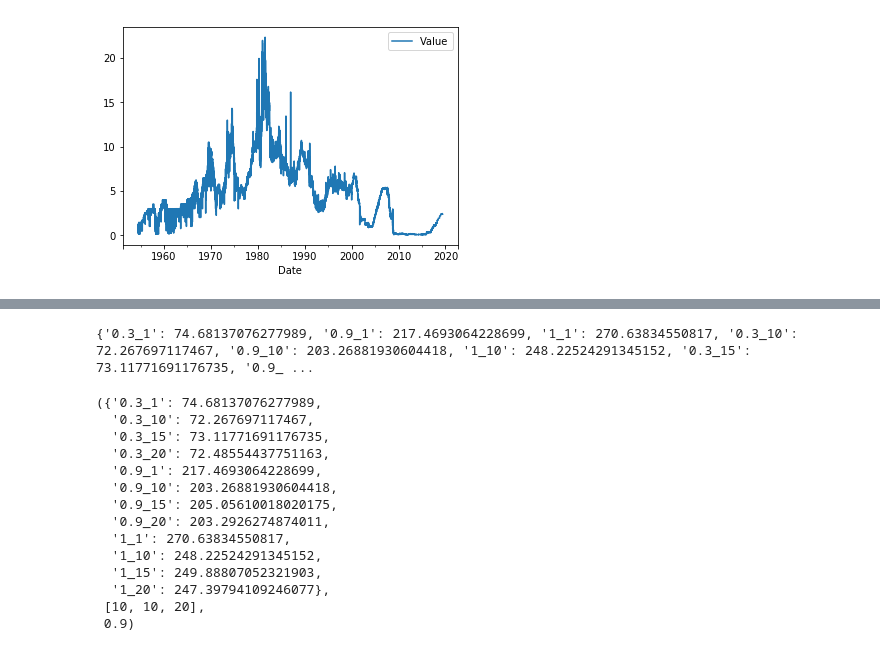
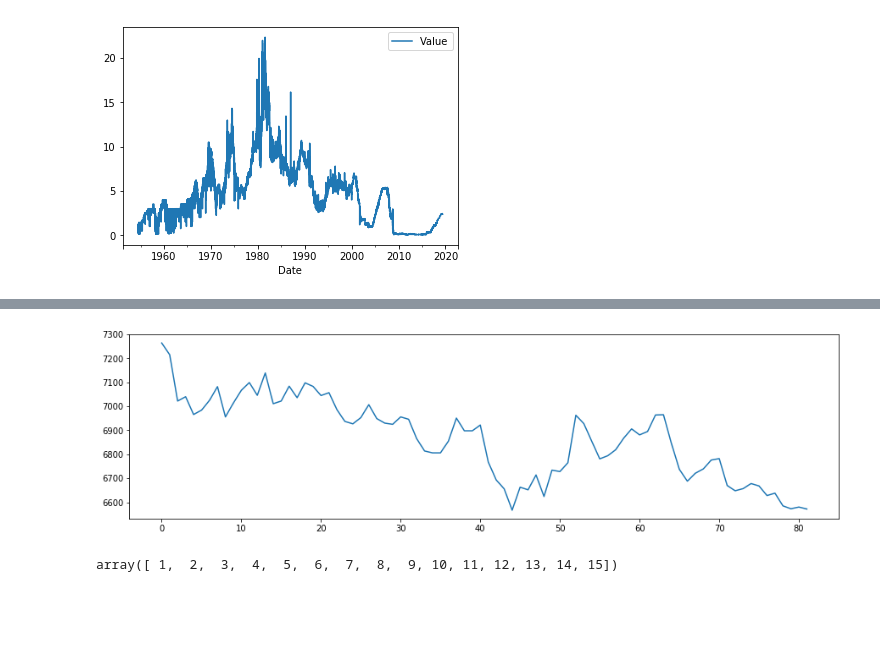
Before and after one commit to PetrGarm/CW_3course, a Jupyter notebook: CV algorithm .ipynb, the cells around one changed output, grey strips where cells are left out. Drawn from its saved outputs; the diff is of its cells as text; code cells hidden in the pictures; blank space fills up the shorter version.

```diff
--- a/CV algorithm .ipynb
+++ b/CV algorithm .ipynb
@@ -202,18 +201,12 @@ plt.plot(df["V2"]);
-# %%
-validate_gamma([1, 10, 15, 20], 5, df["V2"])
-# %% [output]
-{'0.3_1': 74.68137076277989, '0.9_1': 217.4693064228699, '1_1': 270.63834550817, '0.3_10': 72.267697117467, '0.9_10': 203.26881930604418, '1_10': 248.22524291345152, '0.3_15': 73.11771691176735, '0.9_ ...
-({'0.3_1': 74.68137076277989,
-  '0.3_10': 72.267697117467,
-  '0.3_15': 73.11771691176735,
-  '0.3_20': 72.48554437751163,
-  '0.9_1': 217.4693064228699,
-  '0.9_10': 203.26881930604418,
-  '0.9_15': 205.05610018020175,
-  '0.9_20': 203.2926274874011,
-  '1_1': 270.63834550817,
-  '1_10': 248.22524291345152,
-  '1_15': 249.88807052321903,
-  '1_20': 247.39794109246077},
- [10, 10, 20],
- 0.9)
+# %%
+plt.figure(figsize=(15,4))
+x = df[3:4].values[0][1:]
+x = np.array(x, dtype=float)
+x = x[~np.isnan(x)]
+plt.plot(x);
+# %% [output]
+[figure, added]
+# %%
+np.arange(1, 4 * int(np.log(80)))
+# %% [output]
+array([ 1,  2,  3,  4,  5,  6,  7,  8,  9, 10, 11, 12, 13, 14, 15])
```
Also changed, not shown: parts of 9 cells of this notebook.
